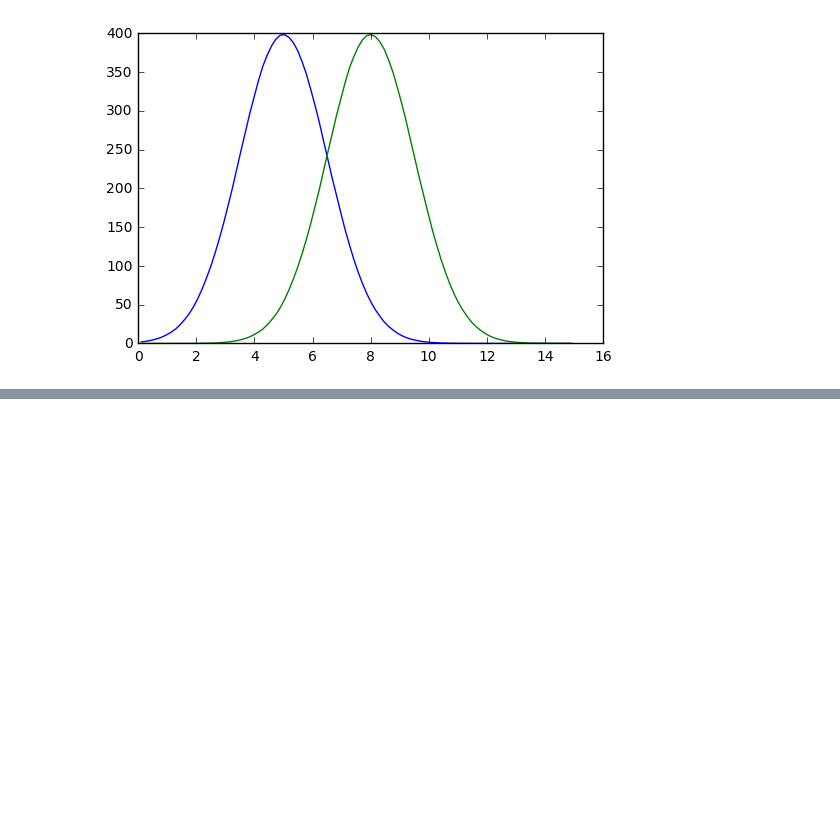
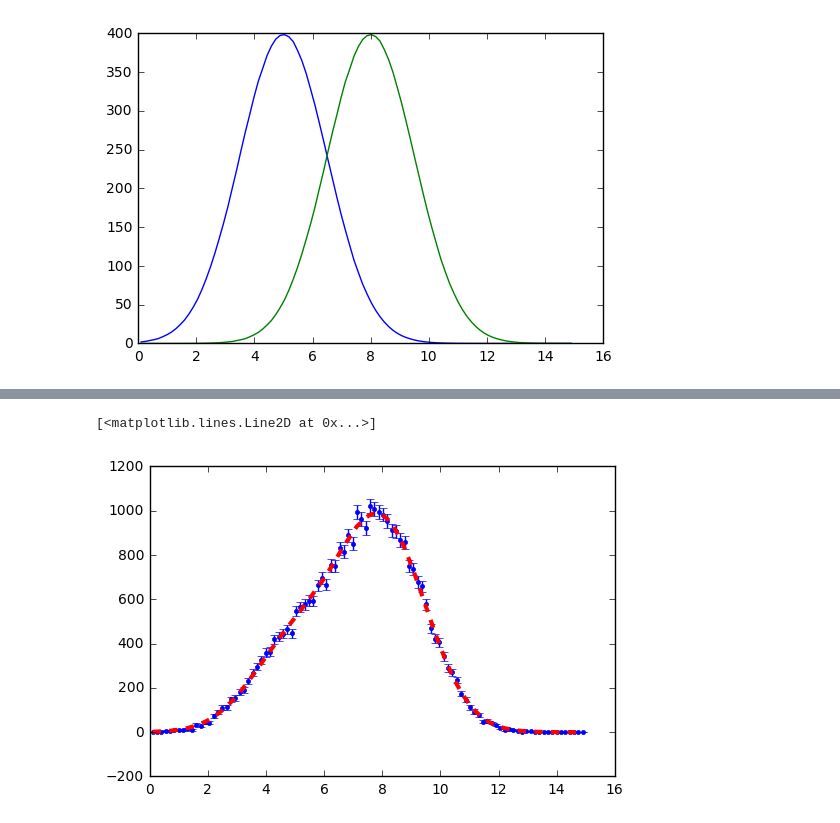
Before and after one commit to bpalmeiro/Next_Energy, a Jupyter notebook: Notebooks/Fits.ipynb, the cells around one changed output, grey strips where cells are left out. Drawn from its saved outputs; the diff is of its cells as text; code cells hidden in the pictures; blank space fills up the shorter version.

```diff
--- a/Notebooks/Fits.ipynb
+++ b/Notebooks/Fits.ipynb
@@ -151,0 +187,8 @@ fit.FitLeastSQ([100.,100.],tol=1e-8,options={"maxiter":1000})
+# %%
+#Least Squares fit and plot
+%time res = fit.FitLeastSQ(np.array([100.,100.]),tol=1e-8,options={"maxiter":1000})
+print(res)
+yp = fit.GetSpectra(x,res[0])
+plt.errorbar(x,ydata,ydata**0.5,marker='.',linestyle='')
+plt.plot(x,yp,color='red',linestyle='--',linewidth=3)
+# %% [output]
@@ -151,0 +199,2 @@ fit.FitLeastSQ([100.,100.],tol=1e-8,options={"maxiter":1000})
+[<matplotlib.lines.Line2D at 0x...>]
+[figure, added]
```
Also changed, not shown: parts of 16 cells of this notebook, 8 other files.
